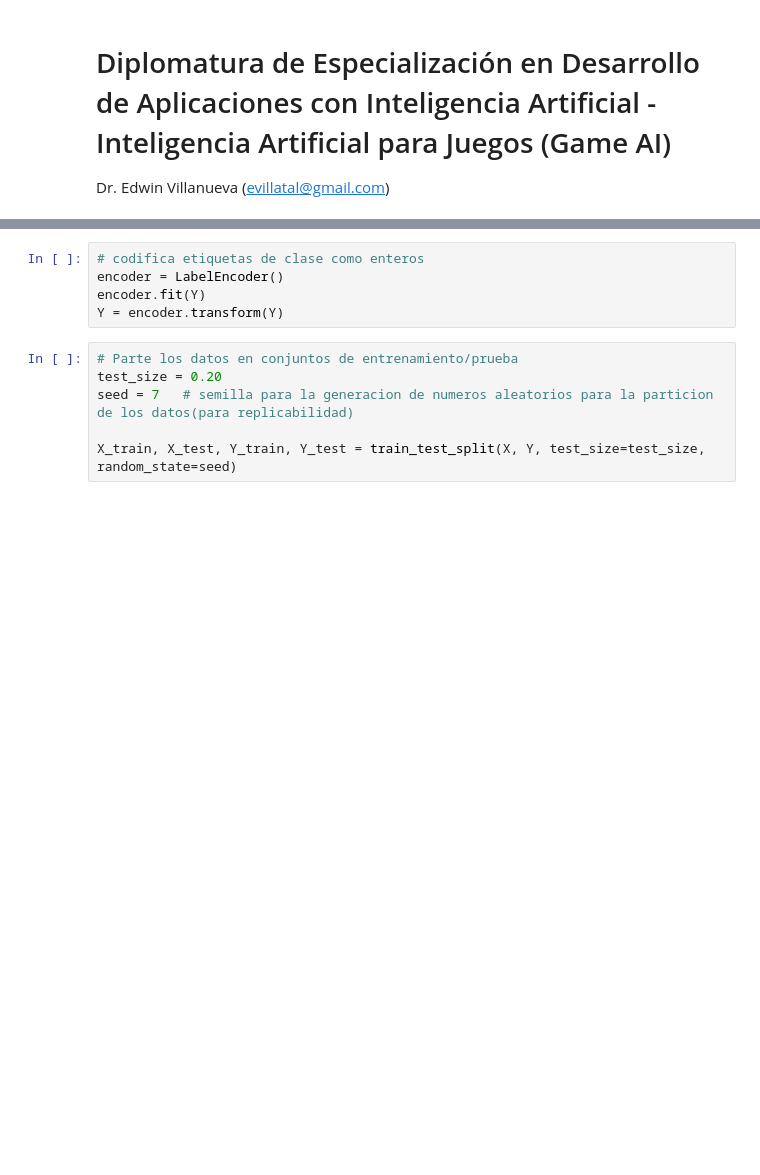
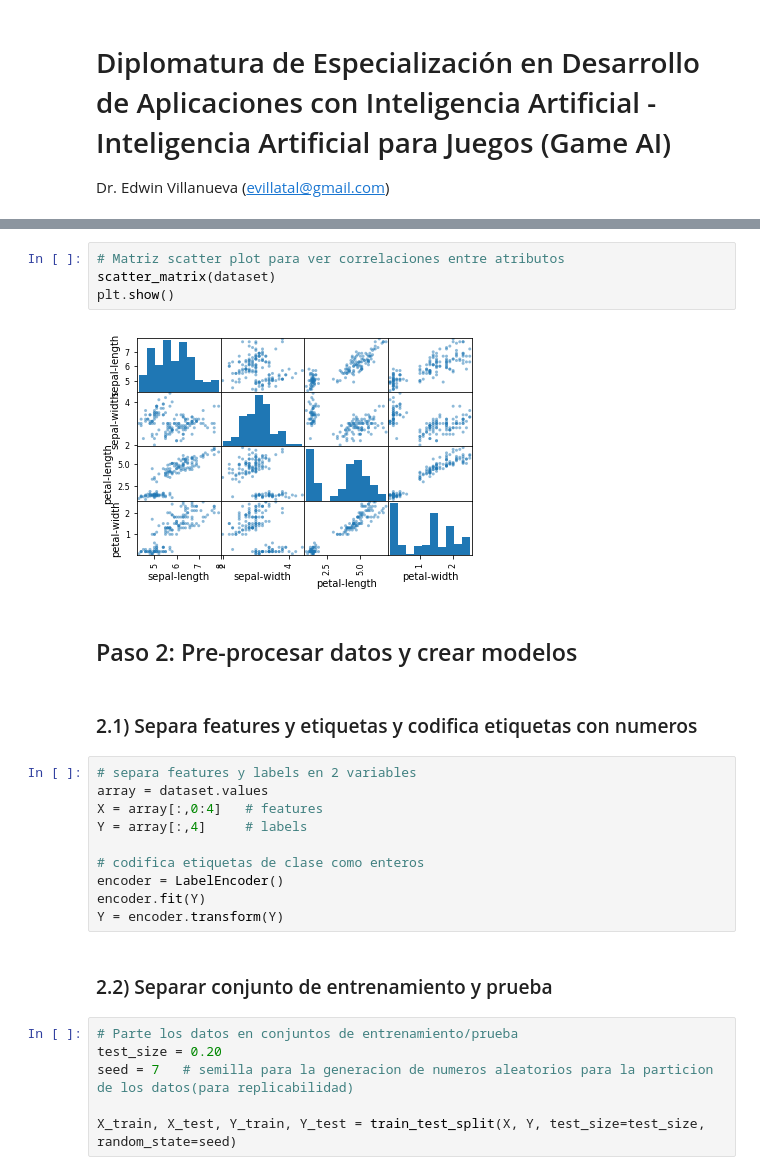
Before and after one commit to cvirom/IA-Diplomado, a Jupyter notebook: Inteligencia Artificial para Juegos/Codigo_Sesion5/RedNeuronal_Iris.ipynb, the cells around one changed output, grey strips where cells are left out. Cells and saved outputs as stored; diff of their text form; blank space fills up the shorter version.

```diff
--- a/Inteligencia Artificial para Juegos/Codigo_Sesion5/RedNeuronal_Iris.ipynb
+++ b/Inteligencia Artificial para Juegos/Codigo_Sesion5/RedNeuronal_Iris.ipynb
@@ -29,8 +139,25 @@ Y = array[:,4]     # labels
+# %%
+# Matriz scatter plot para ver correlaciones entre atributos
+scatter_matrix(dataset)
+plt.show()
+# %% [output]
+[figure, added]
+# %% [markdown]
+## Paso 2: Pre-procesar datos y crear modelos
+# %% [markdown]
+### 2.1) Separa features y etiquetas y codifica etiquetas con numeros
 # %%
+# separa features y labels en 2 variables
+array = dataset.values
+X = array[:,0:4]   # features
+Y = array[:,4]     # labels
+
 # codifica etiquetas de clase como enteros
 encoder = LabelEncoder()
 encoder.fit(Y)
 Y = encoder.transform(Y)
+# %% [markdown]
+### 2.2) Separar conjunto de entrenamiento y prueba
 # %%
 # Parte los datos en conjuntos de entrenamiento/prueba
 test_size = 0.20
```
Also changed, not shown: parts of 33 cells of this notebook.
